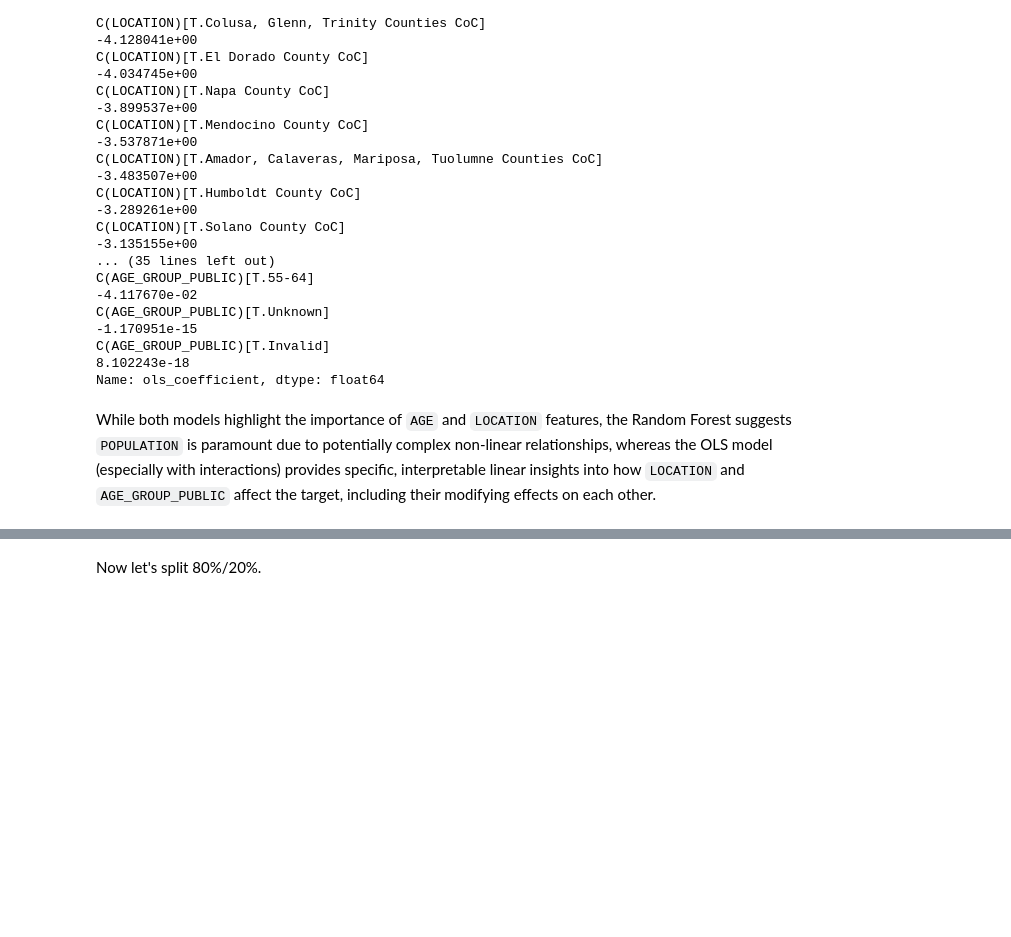
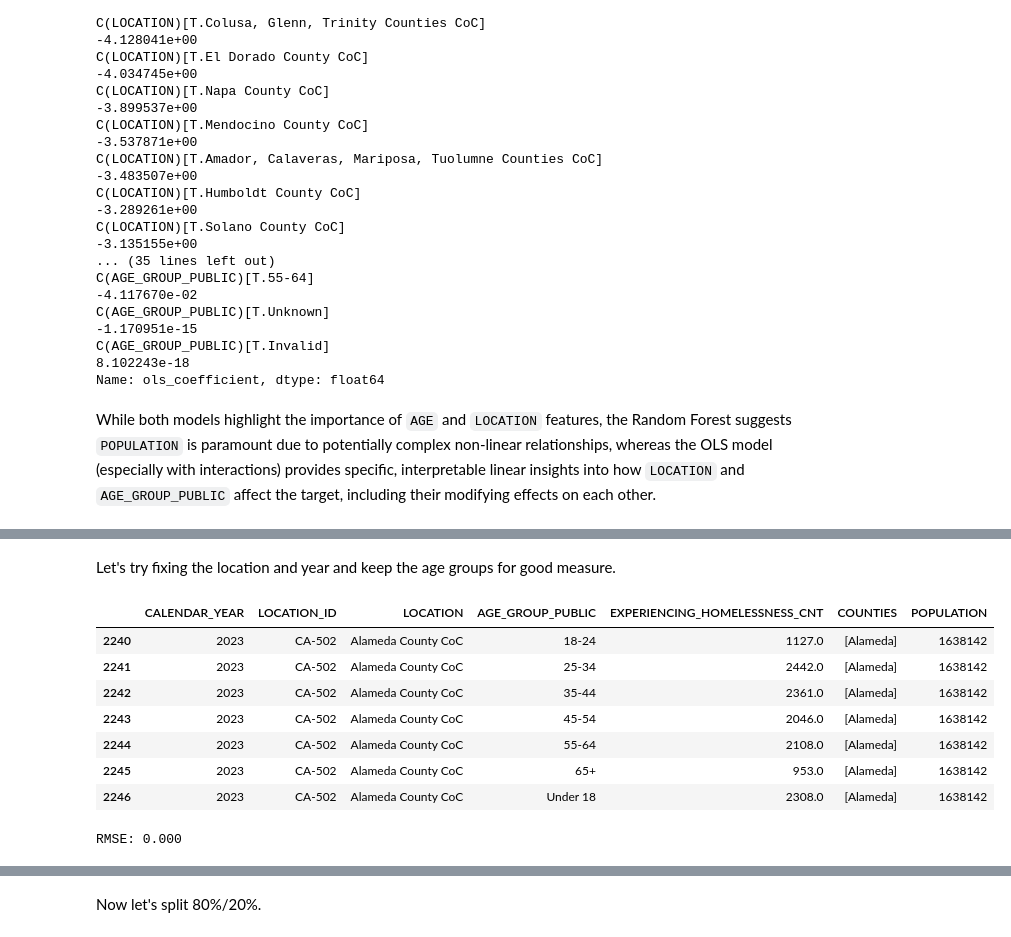
Before and after one commit to igoumiri/homelessness, a Jupyter notebook: plots.ipynb, the cells around one changed output, grey strips where cells are left out. Drawn from its saved outputs; the diff is of its cells as text; code cells hidden in the pictures; blank space fills up the shorter version.

Commit message:
Try fixing parameters

```diff
--- a/plots.ipynb
+++ b/plots.ipynb
@@ -693,0 +853,40 @@ While both models highlight the importance of `AGE` and `LOCATION` features, the
+# %% [markdown]
+Let's try fixing the location and year and keep the age groups for good measure.
+# %%
+idx = (df["CALENDAR_YEAR"] == 2023) & (df["LOCATION"] == "Alameda County CoC")
+df[idx]
+# %% [output]
+|  | CALENDAR_YEAR | LOCATION_ID | LOCATION | AGE_GROUP_PUBLIC | EXPERIENCING_HOMELESSNESS_CNT | COUNTIES | POPULATION |
+| 2240 | 2023 | CA-502 | Alameda County CoC | 18-24 | 1127.0 | [Alameda] | 1638142 |
+| 2241 | 2023 | CA-502 | Alameda County CoC | 25-34 | 2442.0 | [Alameda] | 1638142 |
+| 2242 | 2023 | CA-502 | Alameda County CoC | 35-44 | 2361.0 | [Alameda] | 1638142 |
+| 2243 | 2023 | CA-502 | Alameda County CoC | 45-54 | 2046.0 | [Alameda] | 1638142 |
+| 2244 | 2023 | CA-502 | Alameda County CoC | 55-64 | 2108.0 | [Alameda] | 1638142 |
+| 2245 | 2023 | CA-502 | Alameda County CoC | 65+ | 953.0 | [Alameda] | 1638142 |
+| 2246 | 2023 | CA-502 | Alameda County CoC | Under 18 | 2308.0 | [Alameda] | 1638142 |
+# %%
+features = ['CALENDAR_YEAR', 'LOCATION', 'AGE_GROUP_PUBLIC', 'POPULATION']
+
+x = df[features][idx].copy() # Features
+y = np.log(df['EXPERIENCING_HOMELESSNESS_CNT'][idx])  # Target
+
+x['log_homeless'] = y.copy()
+x['log_population'] = np.log(df['POPULATION'])
+
+import statsmodels.formula.api as smf
+
+formula = 'log_homeless ~ C(LOCATION) * C(AGE_GROUP_PUBLIC) + log_population +  CALENDAR_YEAR'
+model = smf.ols(formula, data=x).fit()
+
+# Predict
+y_pred = model.predict(x)
+
+y_pred = np.exp(y_pred)
+y_test = np.exp(y)
+
+rmse = np.sqrt(mean_squared_error(y_test, y_pred))
+print("RMSE:", format(rmse, '.3f'))
+
+#model.summary()
+# %% [output]
+RMSE: 0.000
```
Also changed, not shown: parts of 11 cells of this notebook.
